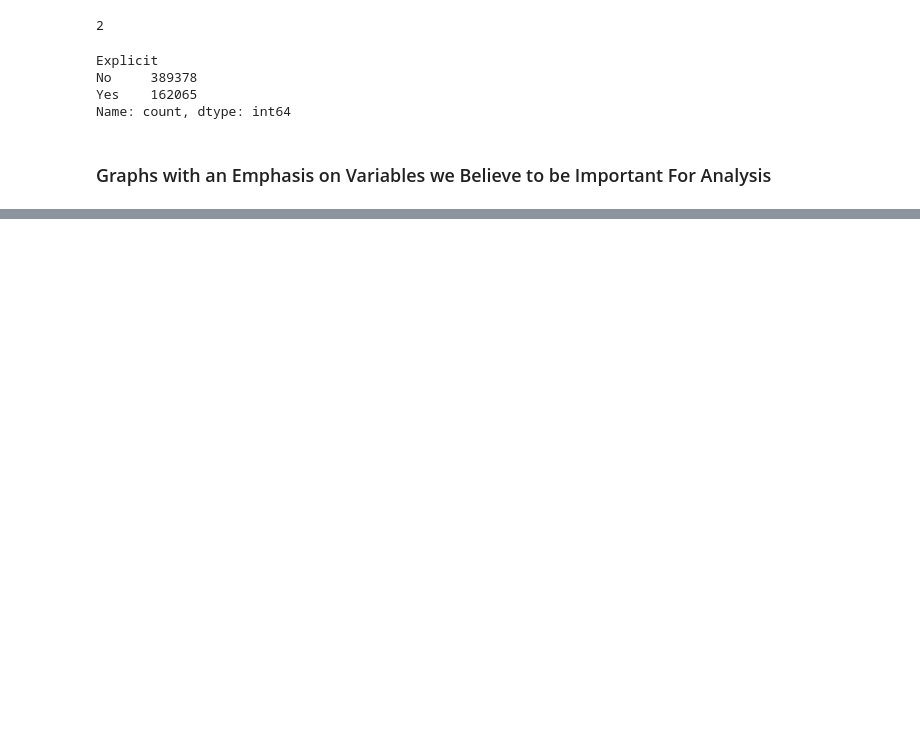
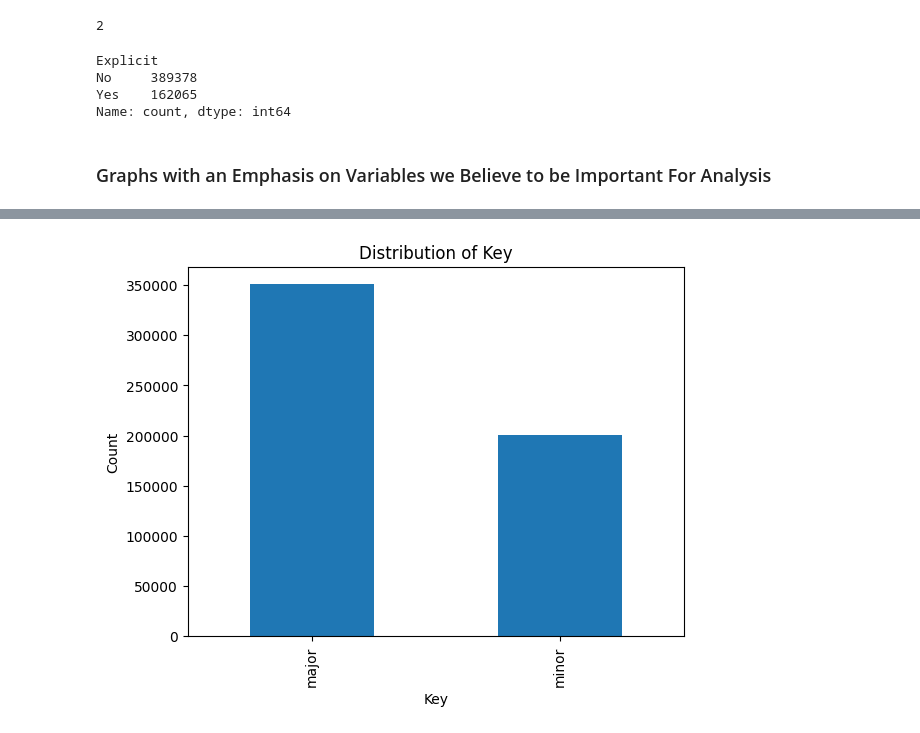
Before and after one commit to natalie-s11/ML_Final_Project, a Jupyter notebook: notebook.ipynb, the cells around one changed output, grey strips where cells are left out. Saved outputs shown, nothing was run; the diff lists cells and outputs as text; code cells hidden in the pictures; blank space fills up the shorter version.

```diff
--- a/notebook.ipynb
+++ b/notebook.ipynb
@@ -259,0 +342,9 @@ Name: count, dtype: int64
+# %%
+# Key
+categorical_features['Key'].value_counts().plot(kind='bar')
+plt.title("Distribution of Key")
+plt.ylabel("Count")
+plt.xlabel("Key")
+plt.show()
+# %% [output]
+[figure, added]
```
Also changed, not shown: parts of 8 cells of this notebook.
